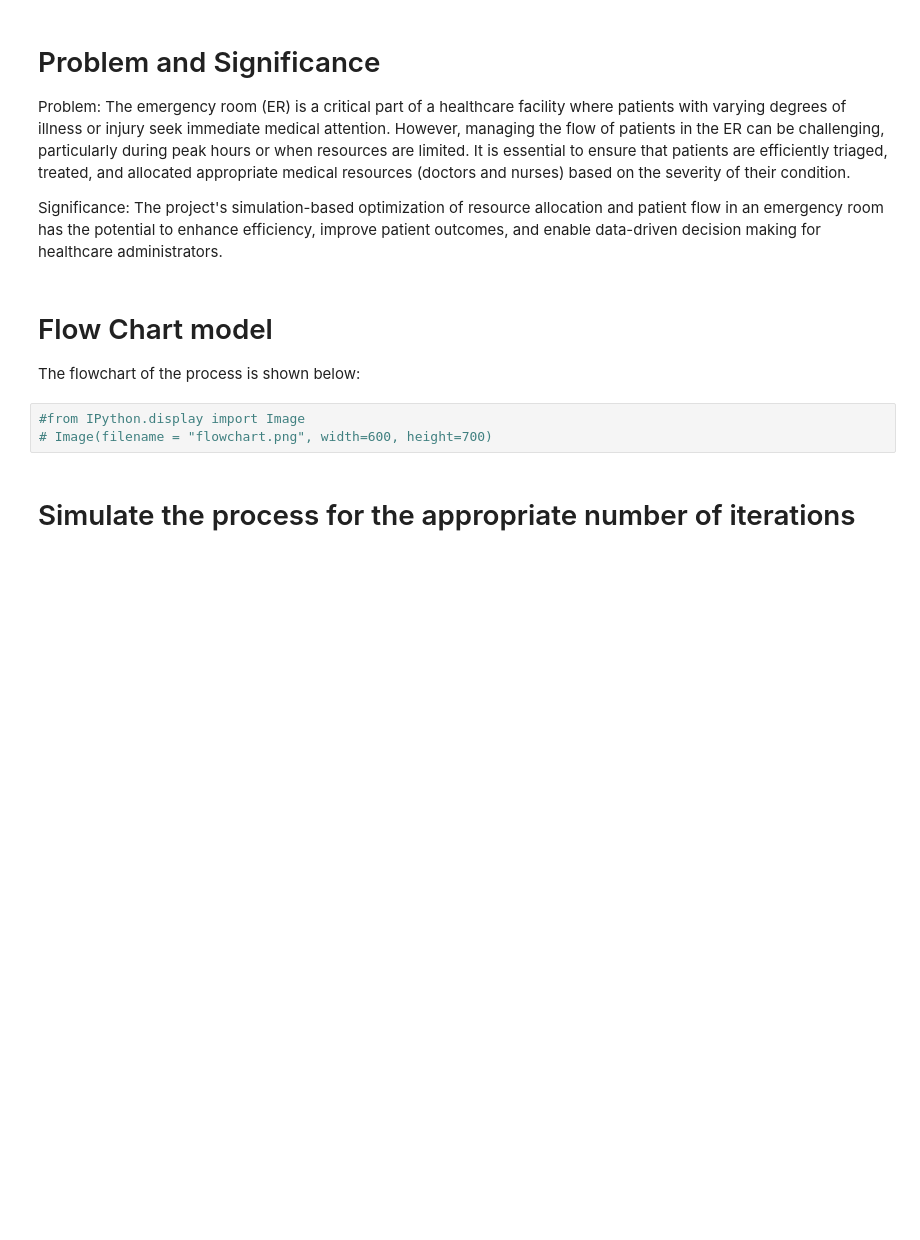
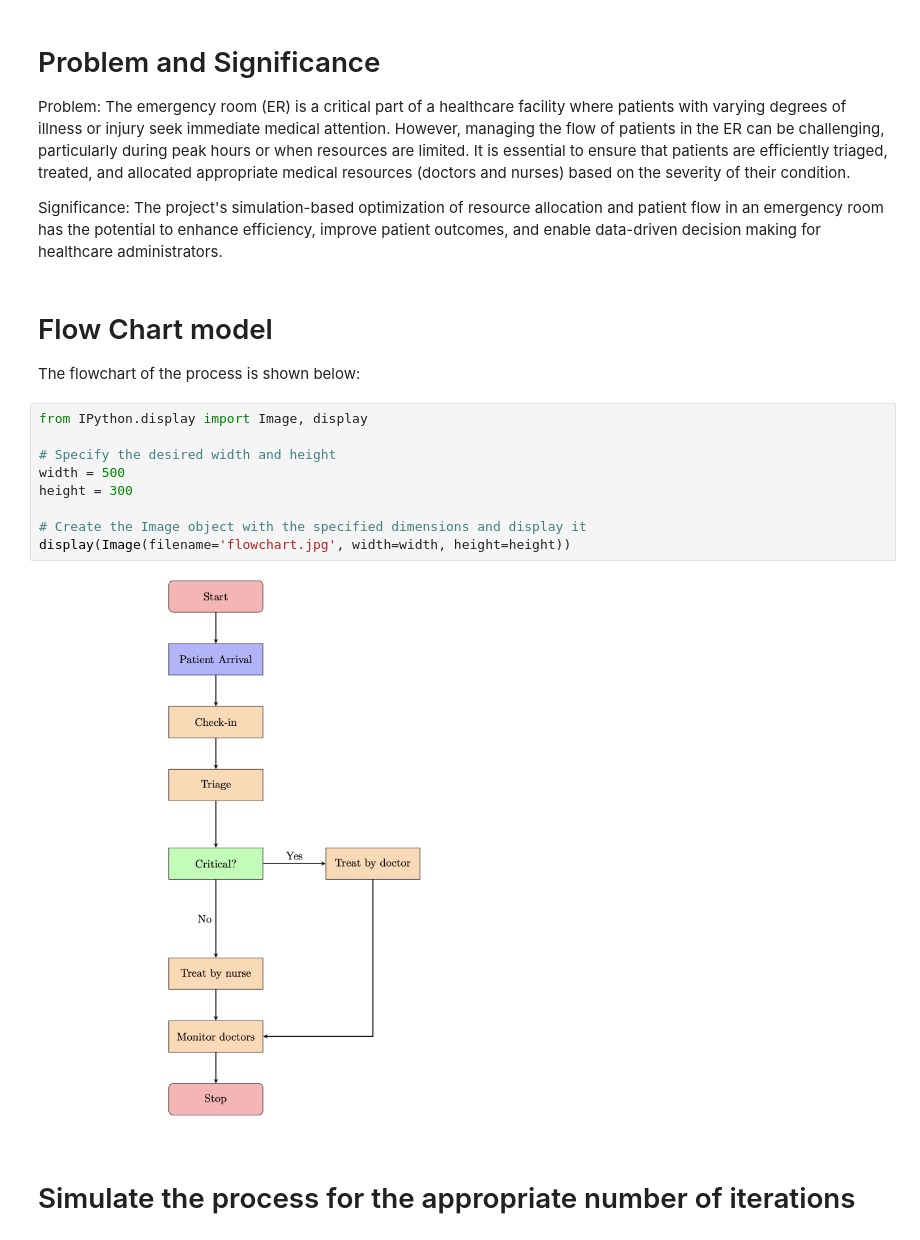
Before and after one commit to waheeb123/Data_604_homeworks, a Jupyter notebook: tringto_write_complete_simulation.ipynb, the cells around one changed output. Cells and saved outputs as stored; diff of their text form; blank space fills up the shorter version.

```diff
--- a/tringto_write_complete_simulation.ipynb
+++ b/tringto_write_complete_simulation.ipynb
@@ -16,9 +16,17 @@ Significance: The project's simulation-based optimization of resource allocation
 # Flow Chart model
 
 The flowchart of the process is shown below:
-# %%
-#from IPython.display import Image
-# Image(filename = "flowchart.png", width=600, height=700)
+# %%
+from IPython.display import Image, display
+
+# Specify the desired width and height
+width = 500
+height = 300
+
+# Create the Image object with the specified dimensions and display it
+display(Image(filename='flowchart.jpg', width=width, height=height))
+# %% [output]
+[figure, added]
 # %% [markdown]
 # Simulate the process for the appropriate number of iterations
 # %%
```
Also changed, not shown: parts of 1 cell of this notebook.
